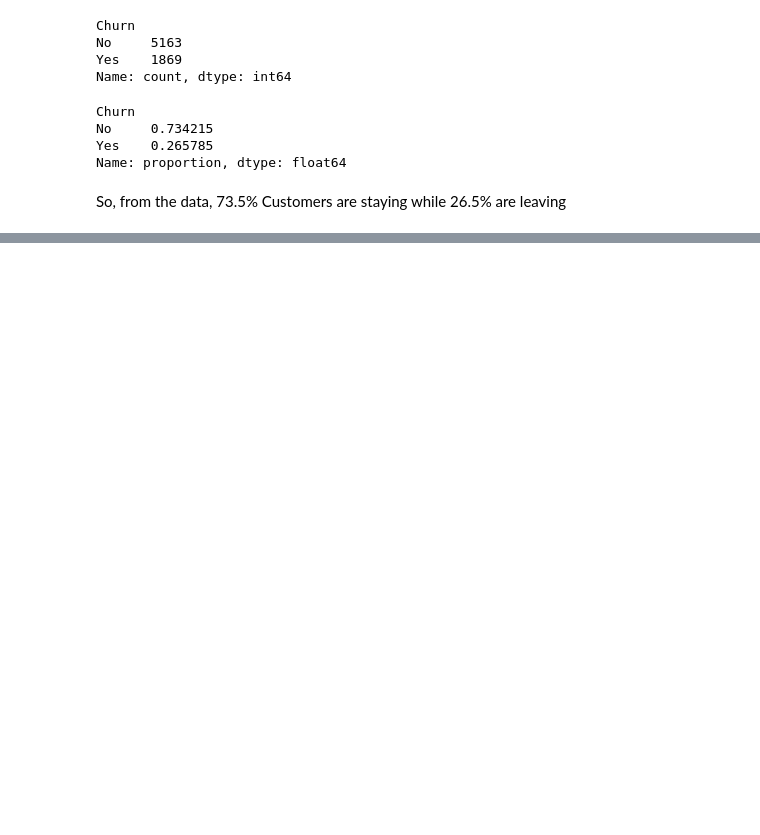
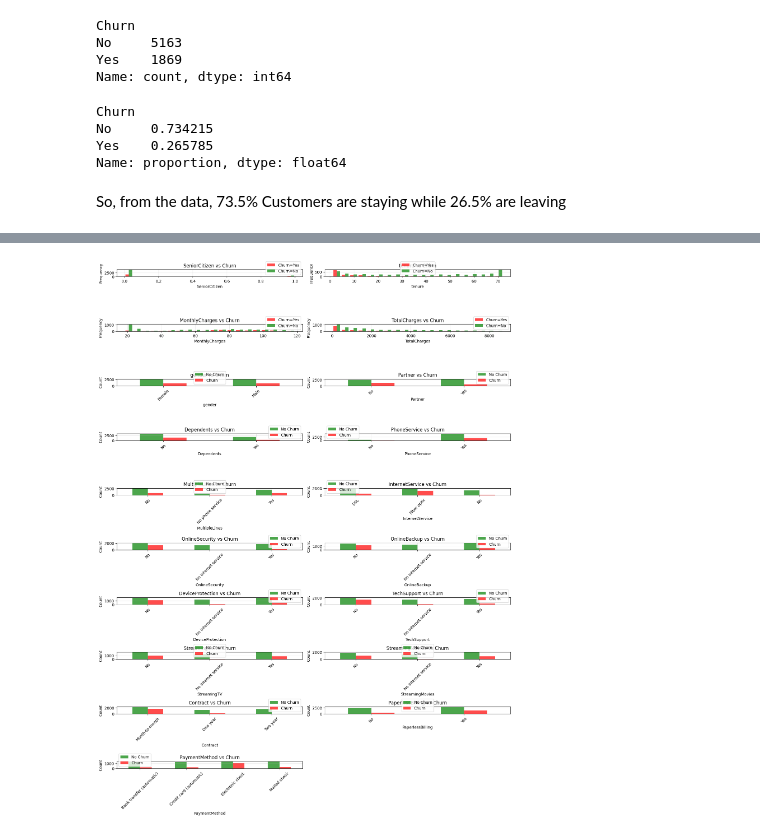
Before and after one commit to kibria30/customer_churn_prediction, a Jupyter notebook: EDA.ipynb, the cells around one changed output, grey strips where cells are left out. Drawn from its saved outputs; the diff is of its cells as text; code cells hidden in the pictures; blank space fills up the shorter version.

```diff
--- a/EDA.ipynb
+++ b/EDA.ipynb
@@ -189,0 +206,64 @@ This analysis suggests that pricing strategy plays a crucial role in customer re
+# %%
+# plot for all columns vs Churn
+def plot_all_features_vs_churn(dataframe, target_col='Churn', figsize=(15, 20)):
+
+    numerical_cols = dataframe.select_dtypes(include=[np.number]).columns.tolist()
+    categorical_cols = dataframe.select_dtypes(include=['object']).columns.tolist()
+
+    if target_col in numerical_cols:
+        numerical_cols.remove(target_col)
+    if target_col in categorical_cols:
+        categorical_cols.remove(target_col)
+
+    total_cols = len(numerical_cols) + len(categorical_cols)
+
+    if total_cols == 0:
+        print("No features to plot!")
+        return
+
+    ncols = 2
+    nrows = (total_cols + 1) // 2
+
+    fig, axes = plt.subplots(nrows=nrows, ncols=ncols, figsize=figsize)
+    axes = axes.flatten() if total_cols > 1 else [axes]
+
+    plot_idx = 0
+
+    for col in numerical_cols:
+        churn_no = dataframe[dataframe[target_col]=='No'][col]
+        churn_yes = dataframe[dataframe[target_col]=='Yes'][col]
+
+        axes[plot_idx].hist([churn_yes, churn_no],
+                           bins=20,
+                           alpha=0.7,
+                           color=['red', 'green'],
+                           label=['Churn=Yes', 'Churn=No'])
+
+        axes[plot_idx].set_xlabel(col)
+        axes[plot_idx].set_ylabel('Frequency')
+        axes[plot_idx].set_title(f'{col} vs {target_col}')
+        axes[plot_idx].legend()
+        axes[plot_idx].grid(True, alpha=0.3)
+        plot_idx += 1
+
+    for col in categorical_cols:
+        crosstab = pd.crosstab(dataframe[col], dataframe[target_col])
+        crosstab.plot(kind='bar', ax=axes[plot_idx], color=['green', 'red'], alpha=0.7)
+
+        axes[plot_idx].set_xlabel(col)
+        axes[plot_idx].set_ylabel('Count')
+        axes[plot_idx].set_title(f'{col} vs {target_col}')
+        axes[plot_idx].legend(['No Churn', 'Churn'])
+        axes[plot_idx].tick_params(axis='x', rotation=45)
+        axes[plot_idx].grid(True, alpha=0.3)
+        plot_idx += 1
+
+    for i in range(plot_idx, len(axes)):
+        axes[i].set_visible(False)
+
+    plt.tight_layout()
+    plt.show()
+
+plot_all_features_vs_churn(df1)
+# %% [output]
+[figure, added]
```
Also changed, not shown: parts of 23 cells of this notebook, 1 other file.
